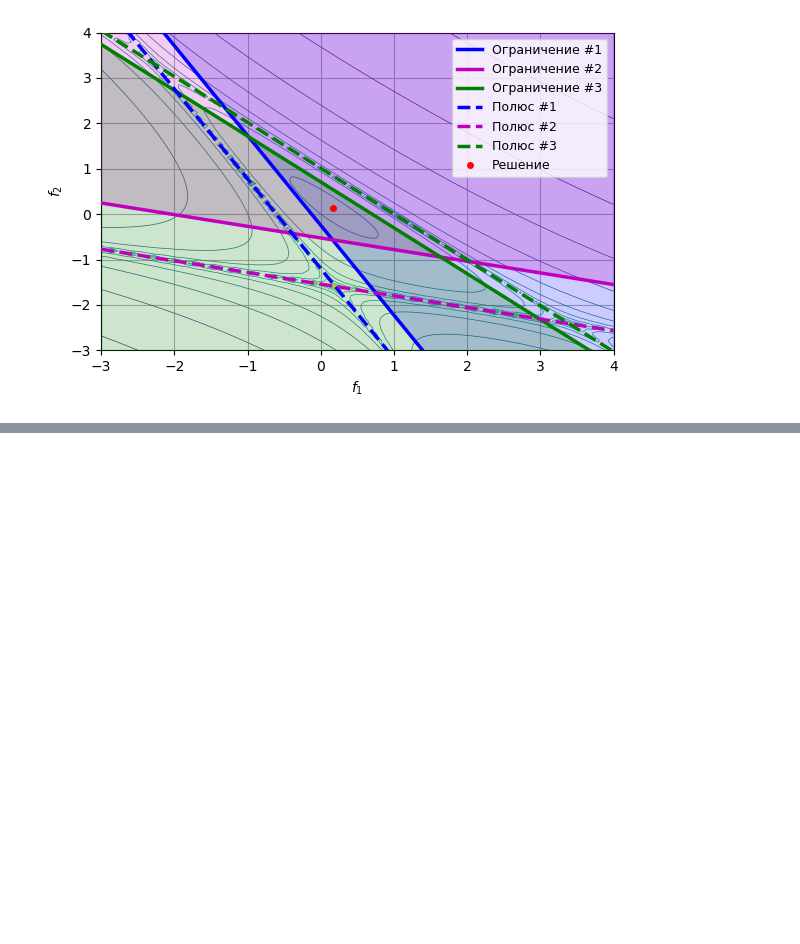
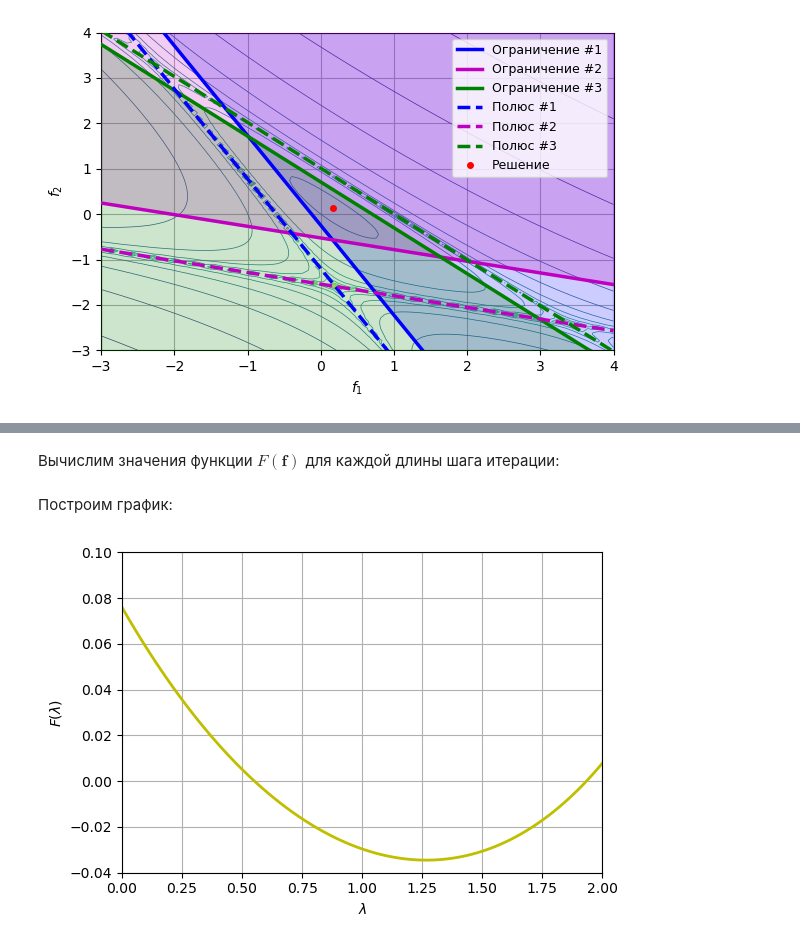
Before and after one commit to DanielSkorov/ReservoirSimulation, a Jupyter notebook: _build/jupyter_execute/1-PVT/3-SEC/SEC-4-RR-NP.ipynb, the cells around one changed output, grey strips where cells are left out. Saved outputs shown, nothing was run; the diff lists cells and outputs as text; code cells hidden in the pictures; blank space fills up the shorter version.

```diff
--- a/_build/jupyter_execute/1-PVT/3-SEC/SEC-4-RR-NP.ipynb
+++ b/_build/jupyter_execute/1-PVT/3-SEC/SEC-4-RR-NP.ipynb
@@ -272,0 +344,20 @@ ax1.grid(zorder=1)
+# %%
+lmbds = np.linspace(0., 2., 100, endpoint=True)
+# %% [markdown]
+Вычислим значения функции $F \left( \mathbf{f} \right)$ для каждой длины шага итерации:
+# %%
+fsjkp1 = fjk + dfj * lmbds[:,None]
+tsi = 1. - fsjkp1.dot(Aji)
+Fs = - np.log(np.abs(tsi)).dot(yi)
+# %% [markdown]
+Построим график:
+# %%
+fig3, ax3 = plt.subplots(1, 1, figsize=(6., 4.), tight_layout=True)
+ax3.plot(lmbds, Fs, lw=2., c='y', zorder=2)
+ax3.set_xlim(0., 2.)
+ax3.set_xlabel(r'$\lambda$')
+ax3.set_ylim(-0.04, 0.1)
+ax3.set_ylabel(r'$F \left( \lambda \right)$')
+ax3.grid(zorder=1)
+# %% [output]
+[figure, added]
```
Also changed, not shown: parts of 24 cells of this notebook, 12 other files.
